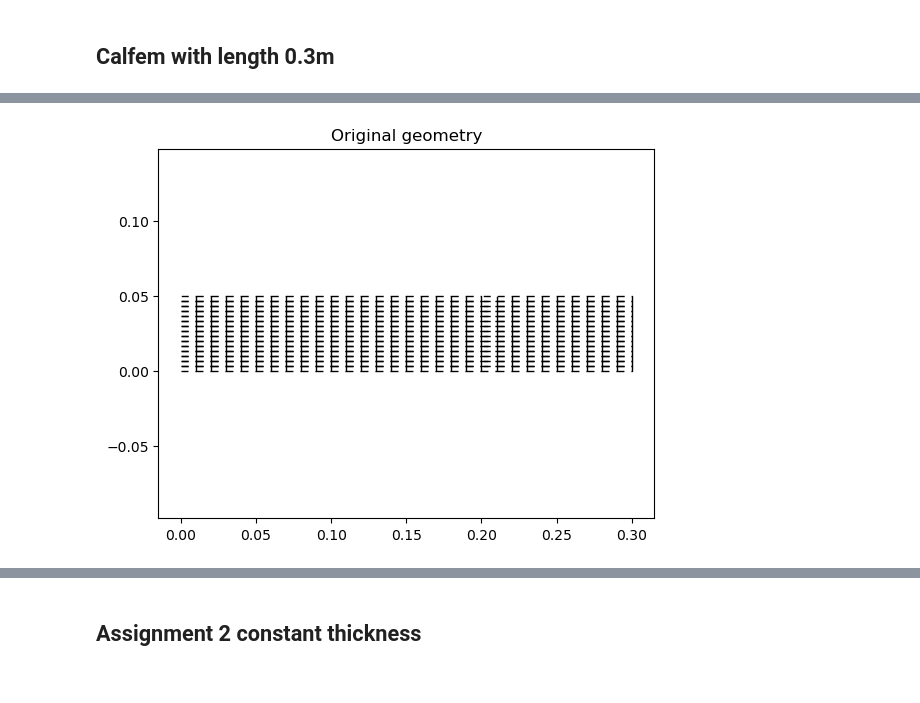
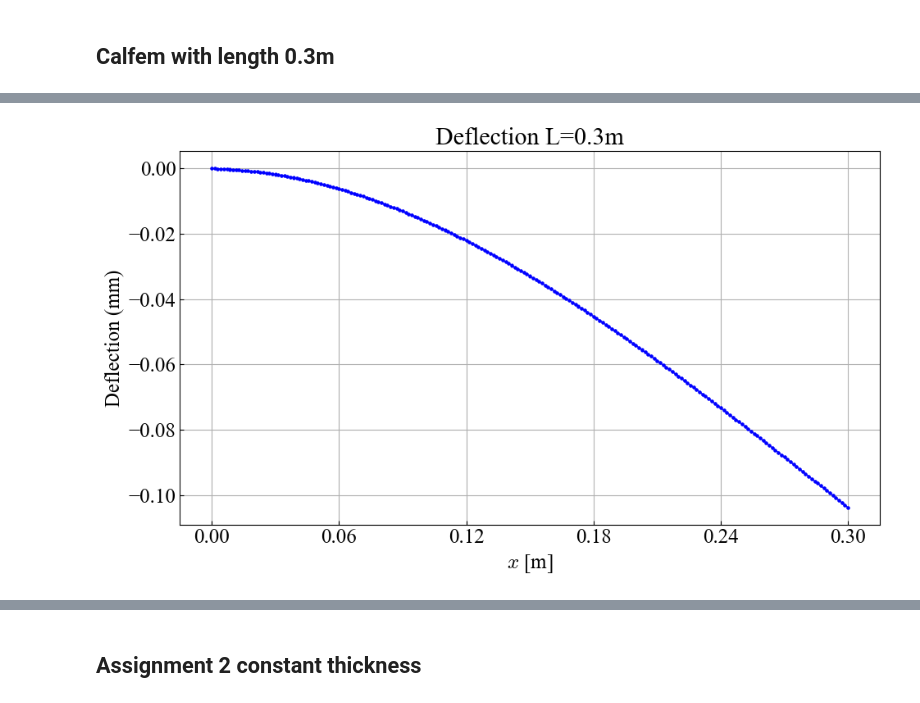
Before and after one commit to MartinStjernkvist/Applied-Mechanics, a Jupyter notebook: TME235/A1 & A2/Assignment_1&2.ipynb, the cells around one changed output, grey strips where cells are left out. Cells and saved outputs as stored; diff of their text form; code cells hidden in the pictures.

```diff
--- a/TME235/A1 & A2/Assignment_1&2.ipynb
+++ b/TME235/A1 & A2/Assignment_1&2.ipynb
@@ -878,8 +990,8 @@ q0 = -h * b * rho * g  # Distributed load
 # Create mesh
 p1 = np.array([0., 0.])  # Lower left corner
 p2 = np.array([L2, h])   # Upper right corner
-nelx = 30
-nely = 15
+nelx = 210
+nely = 84
 ndof_per_node = 2
 nnode = (nelx + 1) * (nely + 1)
 nDofs = ndof_per_node * nnode
@@ -948,9 +1060,7 @@ for el_idx in right_elements:
     f[eltopo[5] - 1] += nodal_force
 
 
-print(f"Total distributed load: {q0 * L2:.2f} N")
-print(f"Point load: {P:.2f} N")
-print(f"Total load: {q0 * L2 + P:.2f} N")
+
 
 # Applying boundary conditions
 bc = B4
@@ -959,11 +1069,71 @@ bcval = np.zeros(np.size(bc))
 # Solving the system
 a, r = cfc.solveq(K, f, bc, bcval)
 
-# Extracting displacements
-print(f"\nMaximum displacement: {np.min(a):.6e} m")
-print(f"Maximum displacement (mm): {np.min(a)*1000:.4f} mm")
+Ed = cfc.extract_eldisp(Edof, a)
 
-Ed = cfc.extract_eldisp(Edof, a)
+
+######################################################################################
+
+# node numbers for bottom edge
+bottom_nodes_1_indexed = B1
+
+# bottomnodes
+bottom_nodes_0_indexed = bottom_nodes_1_indexed - 1
+
+# redefining coords
+xv = np.linspace(p1[0], p2[0], nelx + 1)
+yv = np.linspace(p1[1], p2[1], nely + 1)
+coords = np.array([[x, y] for y in yv for x in xv])
+
+x_coords_bottom = coords[bottom_nodes_0_indexed, 0]
+
+# Get the Dofs
+y_dof_indices = 2 * bottom_nodes_1_indexed - 1
+
+# Get the y-displacements
+y_displacements_bottom_m = a[y_dof_indices].flatten()
+
+# Convert values to mm
+y_displacements_bottom_mm = y_displacements_bottom_m * 1000
+
+# Sort the values by x-coordinate
+sort_order = np.argsort(x_coords_bottom)
+x_plot = x_coords_bottom[sort_order]
+y_plot_mm = y_displacements_bottom_mm[sort_order]
+
+
+fig, ax = plt.subplots(figsize=(10, 6))
+
+# Plotting
+ax.plot(x_plot, y_plot_mm,
+        color="b",
+        marker="o",
+        markersize=2,
+        linestyle="-",
+        linewidth=1,
+        label=r'Deflection ($v$)')
+
+ax.set_xlabel(r'$x$ [m]')
+ax.set_ylabel(r'Deflection (mm)')
+ax.set_title(r'Deflection L=0.3m')
+
+# Formatting
+ax.set_xticks(np.linspace(0, L2, 6))
+ax.tick_params(which="both", direction="in")
+ax.grid(True)
+fig.tight_layout()
+plt.show()
+
+# Create DataFrame
+df = pd.DataFrame({
+    'Position (m)': x_plot,
+    'Deflection (mm)': y_plot_mm
+})
+
+# Save to CSV
+df.to_csv('deflection_calfem_L=0.3m.csv', index=False)
+
+######################################################################################
 
 # Deformations
 plt.figure()
@@ -1092,7 +1262,7 @@ for i, x_val in enumerate(x_unique):
     von_mises_avg[i] = np.mean(von_mises_sorted[mask])
 
 
-plt.figure(figsize=(14, 10))
+plt.figure(figsize=(20, 16))
 
 # Normal stress
 plt.subplot(3, 2, 3)
@@ -1101,7 +1271,7 @@ plt.grid(True, alpha=0.3)
 plt.xlabel('x [m]')
 plt.ylabel('σ_xx [MPa]')
 plt.title(f'Normal Stress σ_xx at z=-h/2')
-plt.legend()
+plt.show()
 
 # Converting to Pa to MPa
 sigma_MPa = stress_xx_tot_avg / 1e6
@@ -1117,6 +1287,7 @@ df.to_csv('normal_stress_calfem_L=0.3m.csv', index=False)
 
 print("Data saved to 'total_normal_stress.csv'")
 
+plt.figure(figsize=(20, 16))
 # Von Mises stress
 plt.subplot(3, 2, 5)
 plt.plot(x_unique, von_mises_avg/1e6, 'r-', linewidth=2.5, label='Von Mises')
@@ -1124,8 +1295,9 @@ plt.grid(True, alpha=0.3)
 plt.xlabel('x [m]')
 plt.ylabel('σ_vm [MPa]')
 plt.title(f'Von Mises Stress at z=-h/2')
-plt.legend()
 
 plt.tight_layout()
 plt.show()
+
+display('max deflection', np.min(a))
 # %% [output]
@@ -1139 +1305 @@ Maximum displacement (mm): -0.1013 mm
-[figure, old version]
+[figure, new version]
```
Also changed, not shown: parts of 9 cells of this notebook, 2 other files.
